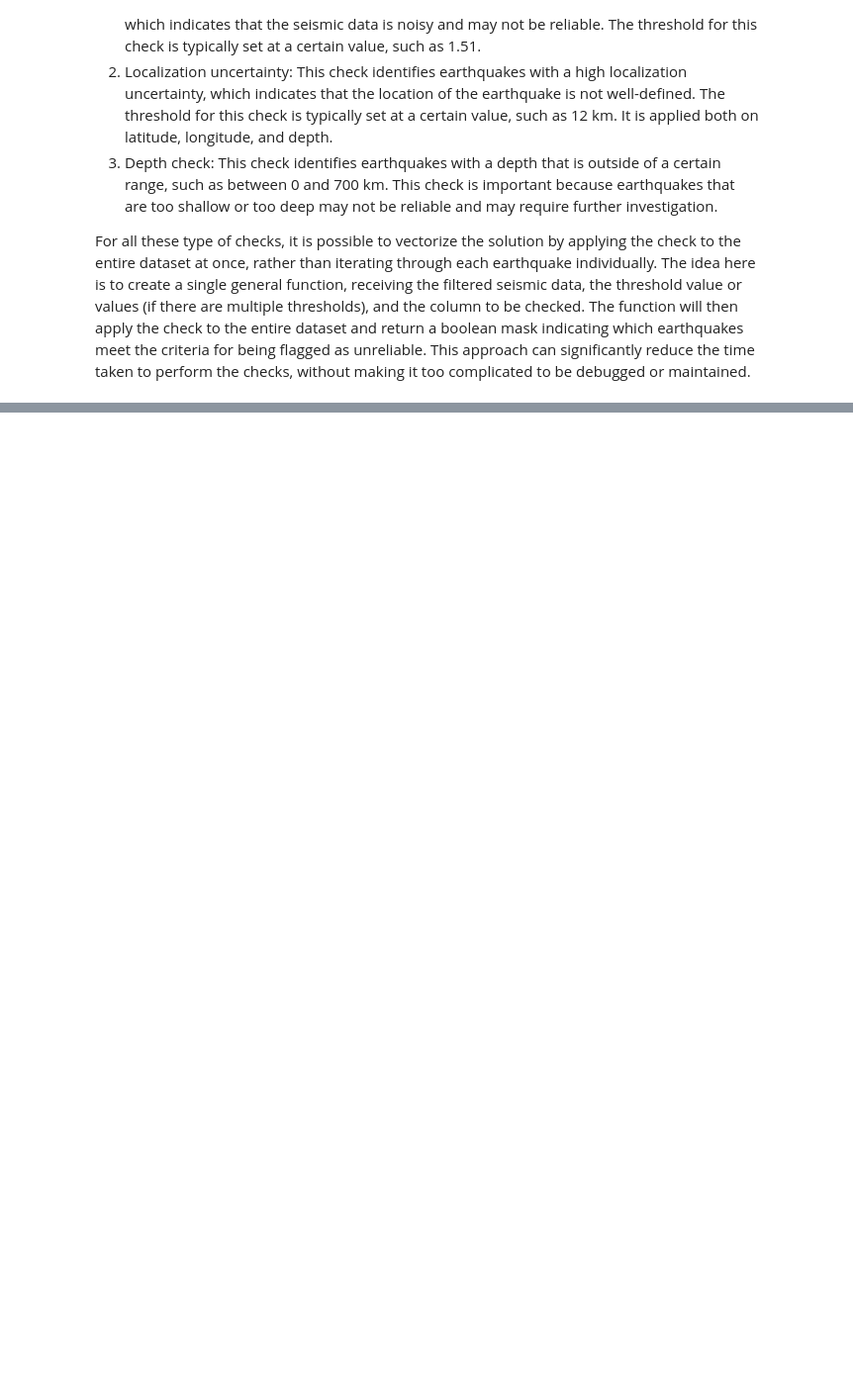
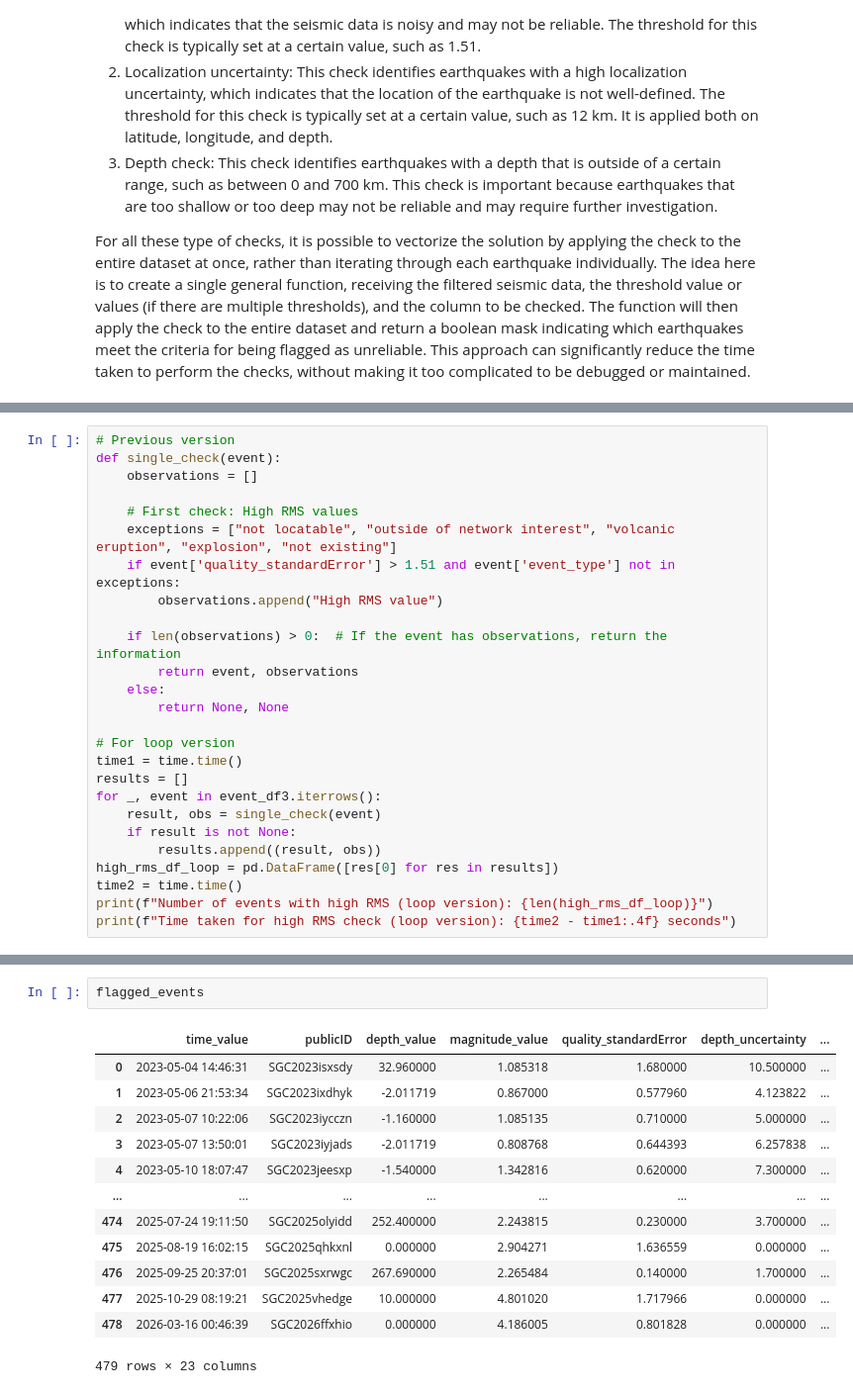
Before and after one commit to KenethGarcia/Revision_Sismicidad_SGC, a Jupyter notebook: notebooks/Vectorization_vs_Parallelization.ipynb, the cells around one changed output, grey strips where cells are left out. Shown at 99% size. Drawn from its saved outputs; the diff is of its cells as text; blank space fills up the shorter version.

Commit message:
Third commit of update 2026 (beta). Continued vectorization of quality checks.

```diff
--- a/notebooks/Vectorization_vs_Parallelization.ipynb
+++ b/notebooks/Vectorization_vs_Parallelization.ipynb
@@ -137,0 +95,26 @@ high_rms_events_sorted
+# %%
+# Previous version
+def single_check(event):
+    observations = []
+
+    # First check: High RMS values
+    exceptions = ["not locatable", "outside of network interest", "volcanic eruption", "explosion", "not existing"]
+    if event['quality_standardError'] > 1.51 and event['event_type'] not in exceptions:
+        observations.append("High RMS value")
+
+    if len(observations) > 0:  # If the event has observations, return the information
+        return event, observations
+    else:
+        return None, None
+
+# For loop version
+time1 = time.time()
+results = []
+for _, event in event_df3.iterrows():
+    result, obs = single_check(event)
+    if result is not None:
+        results.append((result, obs))
+high_rms_df_loop = pd.DataFrame([res[0] for res in results])
+time2 = time.time()
+print(f"Number of events with high RMS (loop version): {len(high_rms_df_loop)}")
+print(f"Time taken for high RMS check (loop version): {time2 - time1:.4f} seconds")
@@ -137,0 +260,16 @@ high_rms_events_sorted
+# %%
+flagged_events
+# %% [output]
+|  | time_value | publicID | depth_value | magnitude_value | quality_standardError | depth_uncertainty | ... |
+| 0 | 2023-05-04 14:46:31 | SGC2023isxsdy | 32.960000 | 1.085318 | 1.680000 | 10.500000 | ... |
+| 1 | 2023-05-06 21:53:34 | SGC2023ixdhyk | -2.011719 | 0.867000 | 0.577960 | 4.123822 | ... |
+| 2 | 2023-05-07 10:22:06 | SGC2023iycczn | -1.160000 | 1.085135 | 0.710000 | 5.000000 | ... |
+| 3 | 2023-05-07 13:50:01 | SGC2023iyjads | -2.011719 | 0.808768 | 0.644393 | 6.257838 | ... |
+| 4 | 2023-05-10 18:07:47 | SGC2023jeesxp | -1.540000 | 1.342816 | 0.620000 | 7.300000 | ... |
+| ... | ... | ... | ... | ... | ... | ... | ... |
+| 474 | 2025-07-24 19:11:50 | SGC2025olyidd | 252.400000 | 2.243815 | 0.230000 | 3.700000 | ... |
+| 475 | 2025-08-19 16:02:15 | SGC2025qhkxnl | 0.000000 | 2.904271 | 1.636559 | 0.000000 | ... |
+| 476 | 2025-09-25 20:37:01 | SGC2025sxrwgc | 267.690000 | 2.265484 | 0.140000 | 1.700000 | ... |
+| 477 | 2025-10-29 08:19:21 | SGC2025vhedge | 10.000000 | 4.801020 | 1.717966 | 0.000000 | ... |
+| 478 | 2026-03-16 00:46:39 | SGC2026ffxhio | 0.000000 | 4.186005 | 0.801828 | 0.000000 | ... |
+479 rows × 23 columns
```
Also changed, not shown: parts of 12 cells of this notebook, 1 other file.
